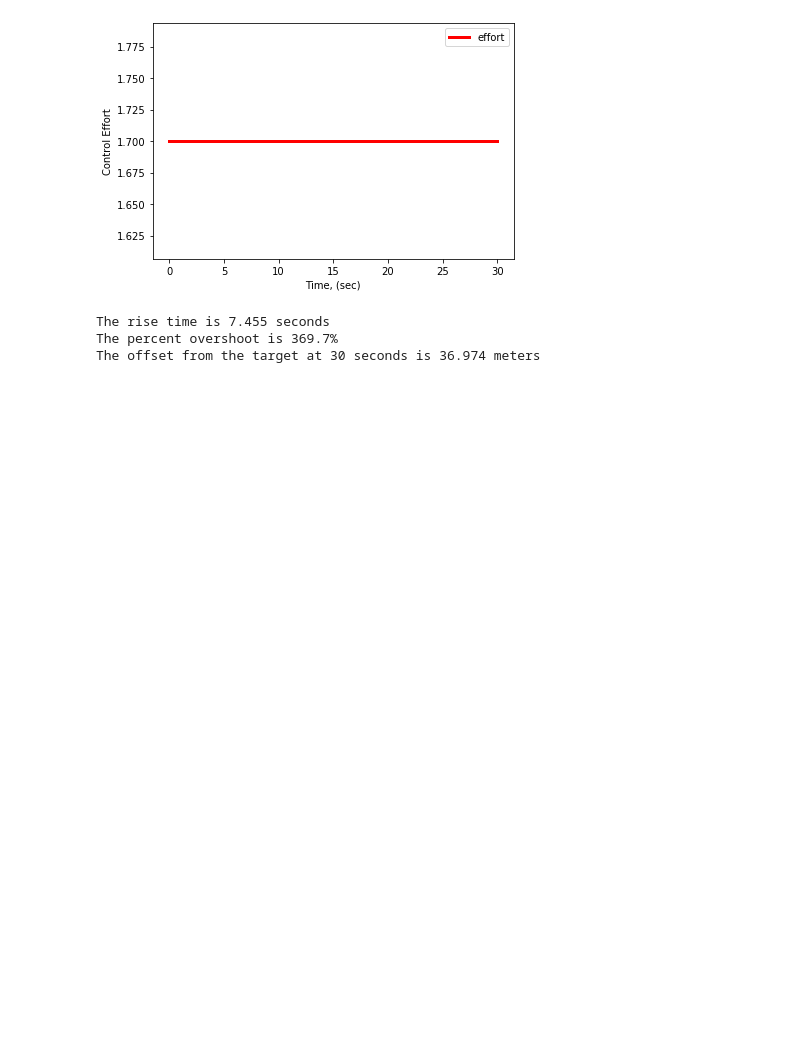
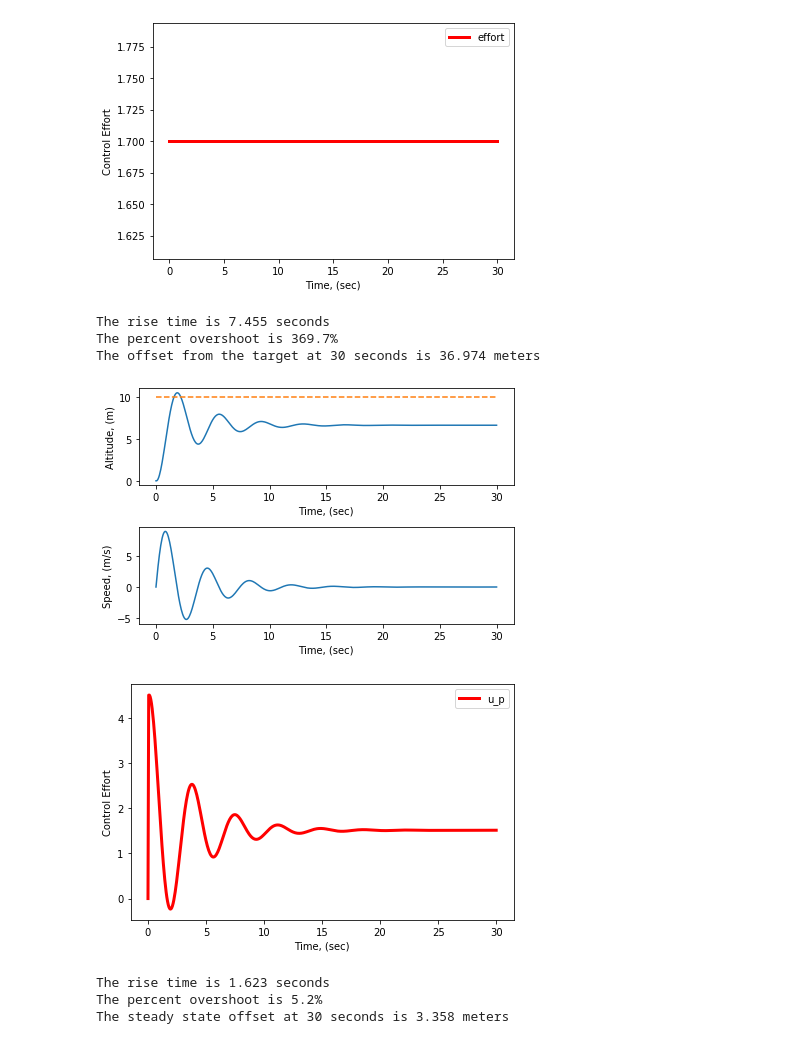
Before and after one commit to amancodeblast/RoboticsD, a Jupyter notebook: exercises/control/intro to control/Intro to simulator.ipynb, the cells around one changed output. Drawn from its saved outputs; the diff is of its cells as text; code cells hidden in the pictures; blank space fills up the shorter version.

```diff
--- a/exercises/control/intro to control/Intro to simulator.ipynb
+++ b/exercises/control/intro to control/Intro to simulator.ipynb
@@ -226,8 +226,8 @@ class P_Controller:
         # set_point_ and set it to 0.0, and start_time_
         # and set it to the start_time variable.
         ########################################
-
-
+        self.set_point_ = 0.0
+        self.start_time_ = start_time
         ########################################
 
         # Store last timestamp
@@ -244,14 +244,14 @@ class P_Controller:
         # Set the internal kp_ value with the provided variable
         # See setTarget if you are confused on how to do so
         ########################################
-
+        self.kp_ = float(kp)
         ########################################
 
     def update(self, measured_value, timestamp):
         # Calculate delta_time using the last_timestamp_
         # and the provided timestamp argument
         ########################################
-
+        delta_time = timestamp - self.last_timestamp_
         ########################################
 
         if delta_time == 0:
@@ -261,25 +261,25 @@ class P_Controller:
         # Calculate the error as the differnce between
         # the set_point_ and the measured_value
         ########################################
-
+        error = self.set_point_ - measured_value
         ########################################
 
-        # Set the last_timestamp_ to current timestamp
+        # Set the last_timestamp_ to current  timestamp
         ########################################
-
+        self.last_timestamp_ = timestamp
         ########################################
 
         # Calculate the proportional error here. Be sure to access the
         # the internal Kp class variable
         ########################################
-        p = None
+        p = self.kp_ * error
         ########################################
 
         # Set the control effort
         # u is the sum of all your errors. In this case it is just
         # the proportional error.
         ########################################
-        u = None
+        u = p
         ########################################
 
         # Here we are storing the control effort history for post control
@@ -362,7 +362,7 @@ import matplotlib.pyplot as plt
 # This code is what will be executed and what will produce your results
 # For this quiz you need to set kp below to your desired value
 # Then modify p_controller.py to build out your P controller
-kp = 0.76
+kp = 0.45
 # Note that kp needs to be set to 0.76 in order to pass the project
 # You are encouraged to change Kp in order to observe the effects
 # What happens when Kp is really small?
@@ -418,30 +418,36 @@ ax1.set_xlabel('Time, (sec)')
 ax1.set_ylabel('Altitude, (m)')
 
 ax2 = fig.add_subplot(212)
 ax2.plot(time, soln[:,1])
 ax2.set_xlabel('Time, (sec)')
 ax2.set_ylabel('Speed, (m/s)')
 plt.tight_layout()
 plt.show()
 
 fig2 = plt.figure()
 ax3 = fig2.add_subplot(111)
 ax3.plot(time, p.u_p, label='u_p', linewidth=3, color = 'red')
 ax3.set_xlabel('Time, (sec)')
 ax3.set_ylabel('Control Effort')
 h, l = ax3.get_legend_handles_labels()
 ax3.legend(h, l)
 plt.tight_layout()
 plt.show()
 ##################
 y0 = soln[:,0] #altitude
 rise_time_index =  np.argmax(y0>r)
 RT = time[rise_time_index]
 print("The rise time is {0:.3f} seconds".format(RT))
 
 OS = (np.max(y0) - r)/r*100
 if OS < 0:
     OS = 0
 print("The percent overshoot is {0:.1f}%".format(OS))
 
 print ("The steady state offset at 30 seconds is {0:.3f} meters".format(abs(soln[-1,0]-r)))
+# %% [output]
+[figure, added]
+[figure, added]
+The rise time is 1.623 seconds
+The percent overshoot is 5.2%
+The steady state offset at 30 seconds is 3.358 meters
```
